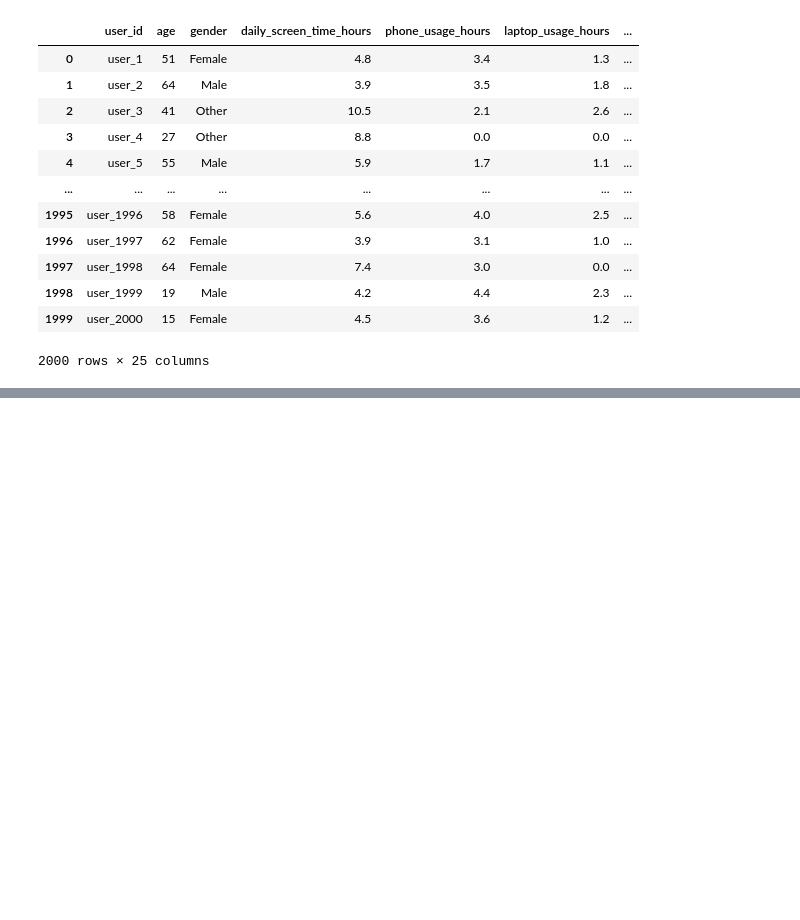
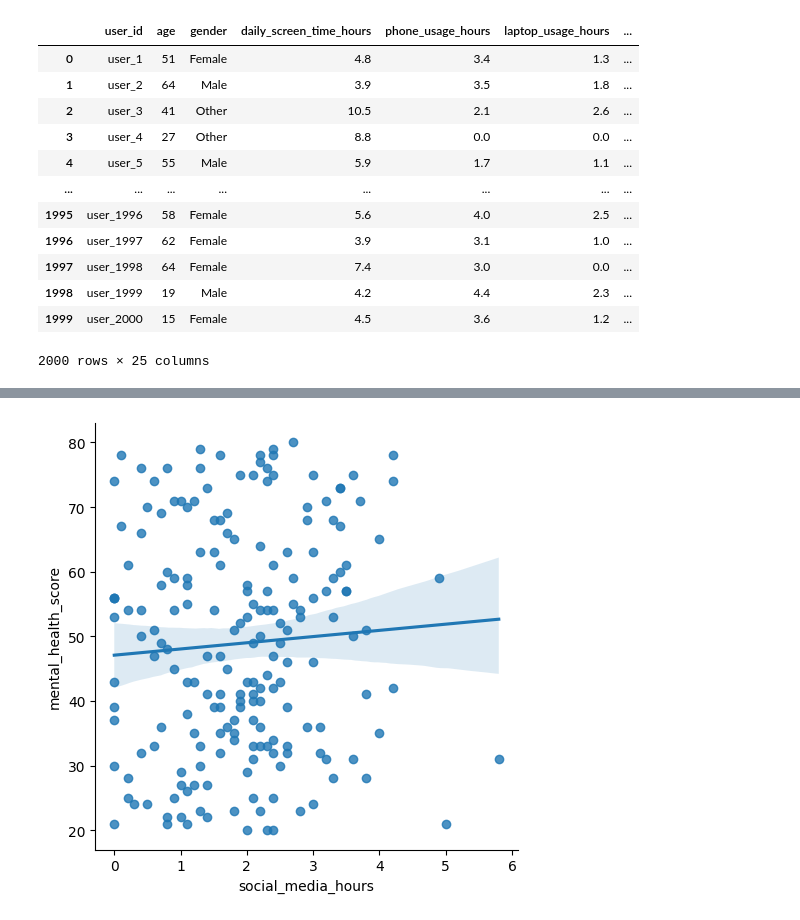
Before and after one commit to oriolaguirre/EDA_SaludMental_y_Tecnologia, a Jupyter notebook: Notebooks_Mental_Health/mental_health.ipynb, the cells around one changed output, grey strips where cells are left out. Cells and saved outputs as stored; diff of their text form; code cells hidden in the pictures; blank space fills up the shorter version.

```diff
--- a/Notebooks_Mental_Health/mental_health.ipynb
+++ b/Notebooks_Mental_Health/mental_health.ipynb
@@ -140,0 +105,4 @@ df2
+# %%
+sns.lmplot(data = df_menores,x= "social_media_hours", y= "mental_health_score");
+# %% [output]
+[figure, added]
```
Also changed, not shown: parts of 18 cells of this notebook, 6 other files.
